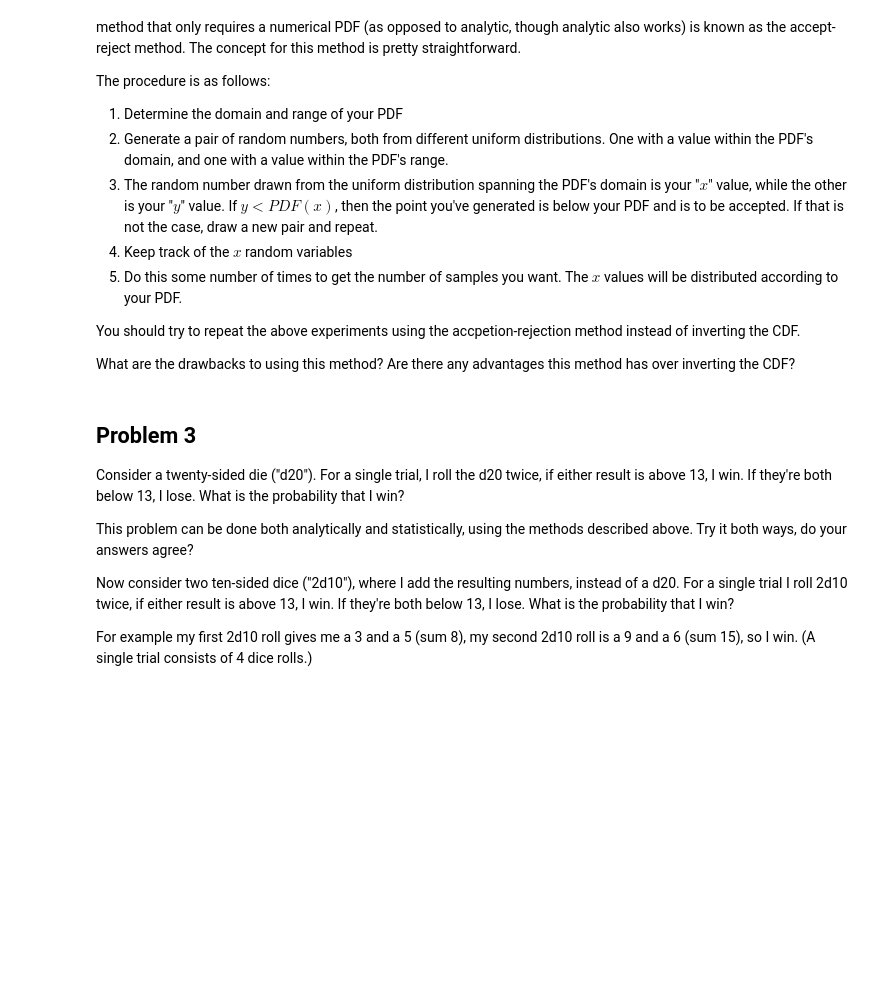
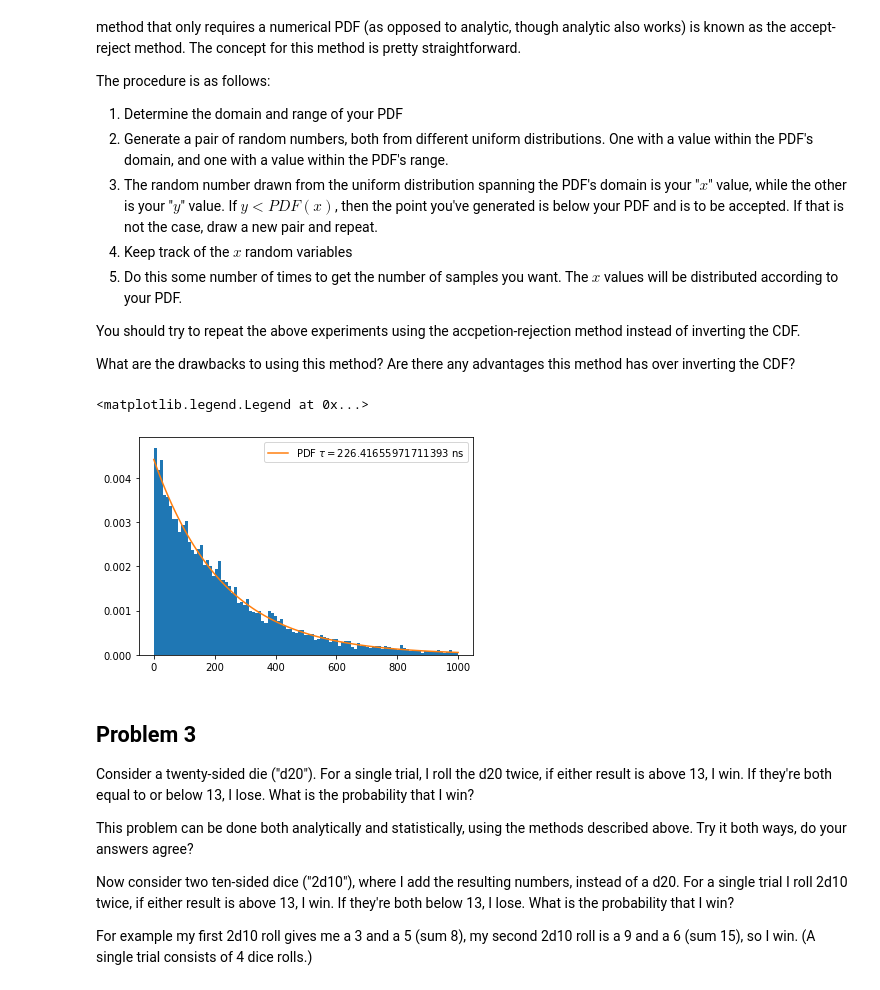
Before and after one commit to dtemps123/HS_Lessons, a Jupyter notebook: Lesson04.ipynb, the cells around one changed output. Cells and saved outputs as stored; diff of their text form; code cells hidden in the pictures; blank space fills up the shorter version.

```diff
--- a/Lesson04.ipynb
+++ b/Lesson04.ipynb
@@ -254,6 +256,38 @@ What are the drawbacks to using this method? Are there any advantages this metho
+# %%
+## Put your solution to Problem 2 here
+def trial_pdf(t, tau):
+    return (1./tau) * np.exp(-t/tau)
+
+## How many samples to create
+N_desired = 10000
+results   = np.zeros(N_desired)
+
+## For each desired sample
+for i in np.arange(N_desired):
+    found_good = False
+
+    ## Keep going until I find a result below the pdf
+    while(not found_good):
+        r1 = np.random.rand()*1e3     #'x'
+        r2 = np.random.rand()*1e-2    #'y'
+
+        pdf = trial_pdf(r1,kr83m_9keV_tau)
+        if (r2 <= pdf):
+            results[i] = r1
+            found_good = True
+
+
+## Draw the normalized histogram again
+plt.figure()
+n_entries, bin_edges, patches = plt.hist(results, bins=t_bins, density=1.0)
+plt.plot(t_delta_vals, pdf_vals, label=r"PDF $\tau=$"+str(kr83m_9keV_tau)+" ns")
+plt.legend(loc='upper right')
+# %% [output]
+<matplotlib.legend.Legend at 0x...>
+[figure, added]
 # %% [markdown]
 ## Problem 3
-Consider a twenty-sided die ("d20"). For a single trial, I roll the d20 twice, if either result is above 13, I win. If they're both below 13, I lose. What is the probability that I win?
+Consider a twenty-sided die ("d20"). For a single trial, I roll the d20 twice, if either result is above 13, I win. If they're both equal to or below 13, I lose. What is the probability that I win?
 
 This problem can be done both analytically and statistically, using the methods described above. Try it both ways, do your answers agree?
 
```
Also changed, not shown: parts of 12 cells of this notebook.
